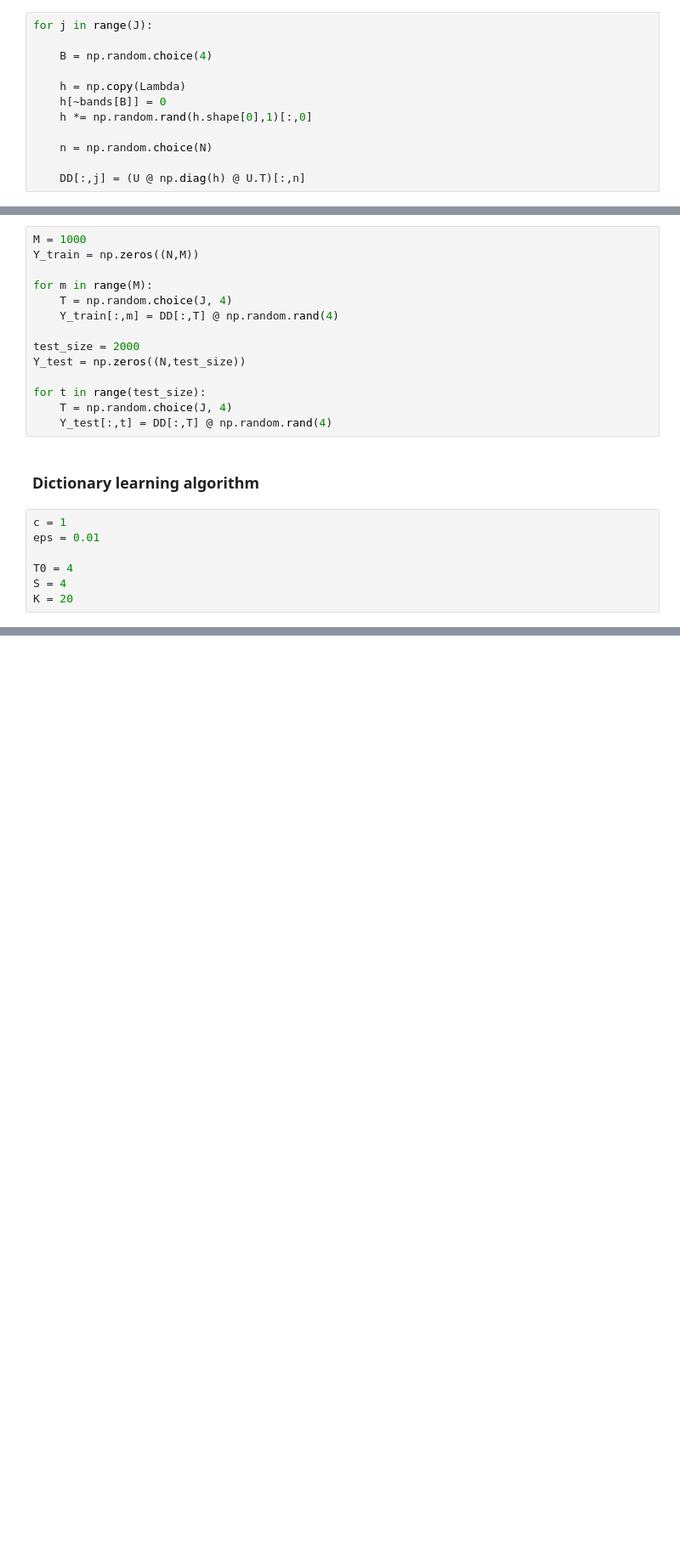
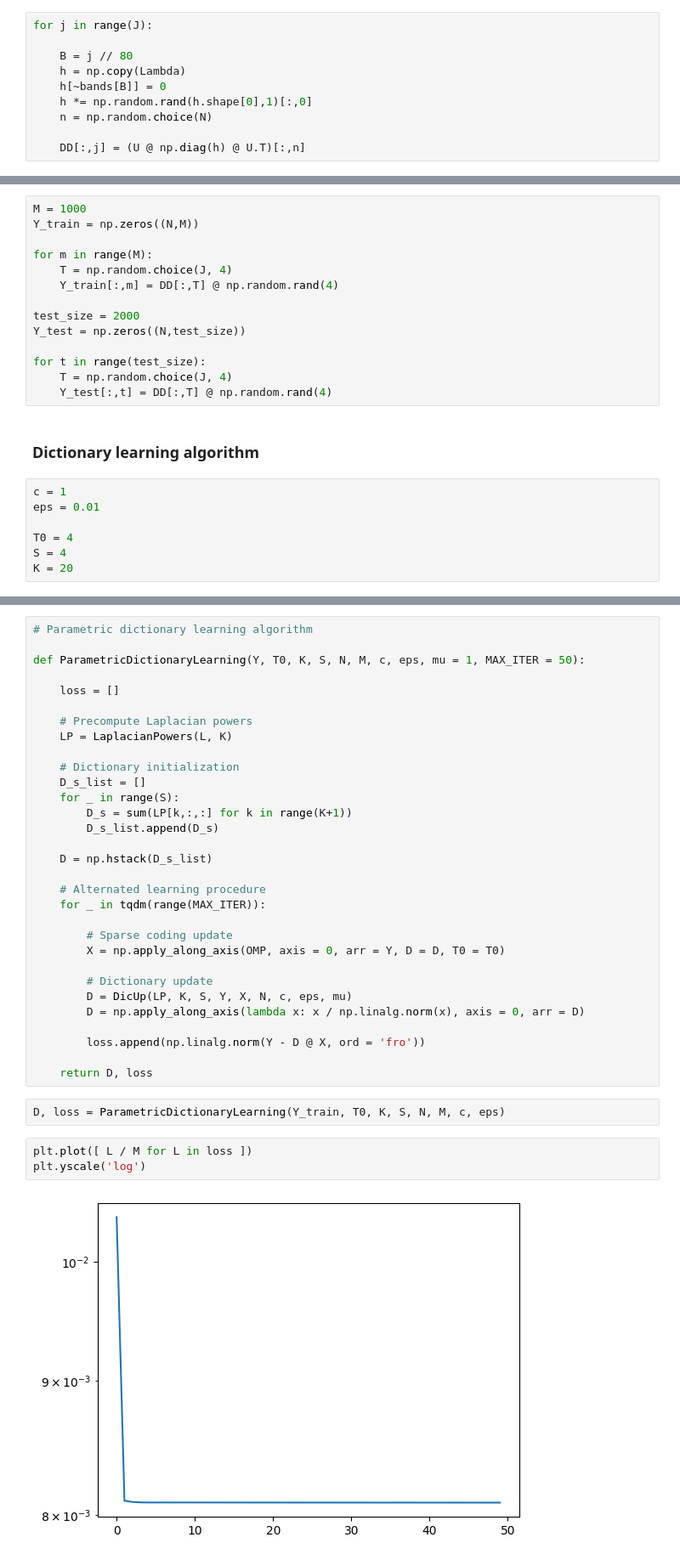
Before and after one commit to LeoDiNino97/RandomStuff, a Jupyter notebook: Graph representation learning/ParametricDictionaryLearning.ipynb, the cells around one changed output, grey strips where cells are left out. Shown at 85% size. Drawn from its saved outputs; the diff is of its cells as text; blank space fills up the shorter version.

```diff
--- a/Graph representation learning/ParametricDictionaryLearning.ipynb
+++ b/Graph representation learning/ParametricDictionaryLearning.ipynb
@@ -76,12 +81,10 @@ DD = np.zeros((N, J))
 # %%
 for j in range(J):
 
-    B = np.random.choice(4)
-
+    B = j // 80
     h = np.copy(Lambda)
     h[~bands[B]] = 0
     h *= np.random.rand(h.shape[0],1)[:,0]
-
     n = np.random.choice(N)
 
     DD[:,j] = (U @ np.diag(h) @ U.T)[:,n]
@@ -112,0 +194,38 @@ K = 20
+# %%
+# Parametric dictionary learning algorithm
+
+def ParametricDictionaryLearning(Y, T0, K, S, N, M, c, eps, mu = 1, MAX_ITER = 50):
+
+    loss = []
+
+    # Precompute Laplacian powers
+    LP = LaplacianPowers(L, K)
+
+    # Dictionary initialization
+    D_s_list = []
+    for _ in range(S):
+        D_s = sum(LP[k,:,:] for k in range(K+1))
+        D_s_list.append(D_s)
+
+    D = np.hstack(D_s_list)
+
+    # Alternated learning procedure
+    for _ in tqdm(range(MAX_ITER)):
+
+        # Sparse coding update
+        X = np.apply_along_axis(OMP, axis = 0, arr = Y, D = D, T0 = T0)
+
+        # Dictionary update
+        D = DicUp(LP, K, S, Y, X, N, c, eps, mu)
+        D = np.apply_along_axis(lambda x: x / np.linalg.norm(x), axis = 0, arr = D)
+
+        loss.append(np.linalg.norm(Y - D @ X, ord = 'fro'))
+
+    return D, loss
+# %%
+D, loss = ParametricDictionaryLearning(Y_train, T0, K, S, N, M, c, eps)
+# %%
+plt.plot([ L / M for L in loss ])
+plt.yscale('log')
+# %% [output]
+[figure, added]
```
Also changed, not shown: parts of 9 cells of this notebook.
